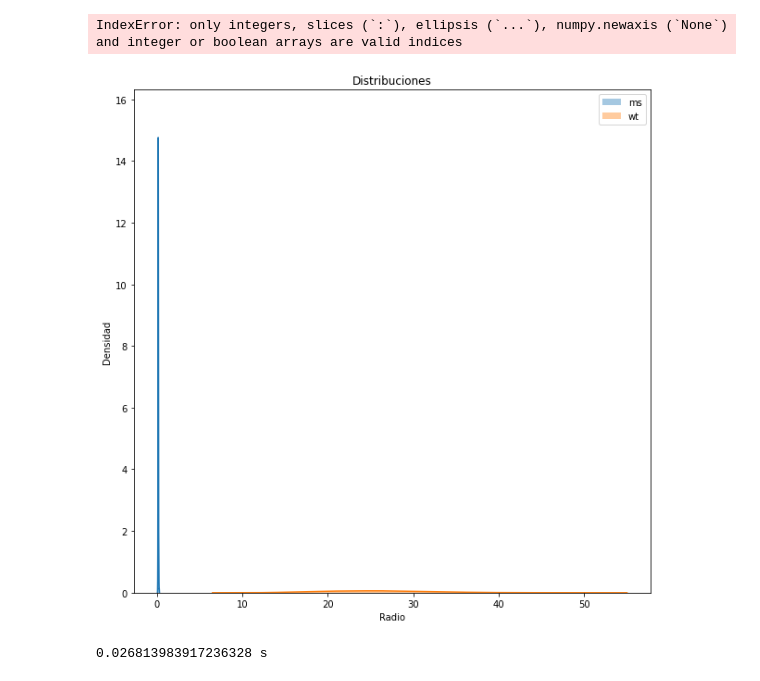
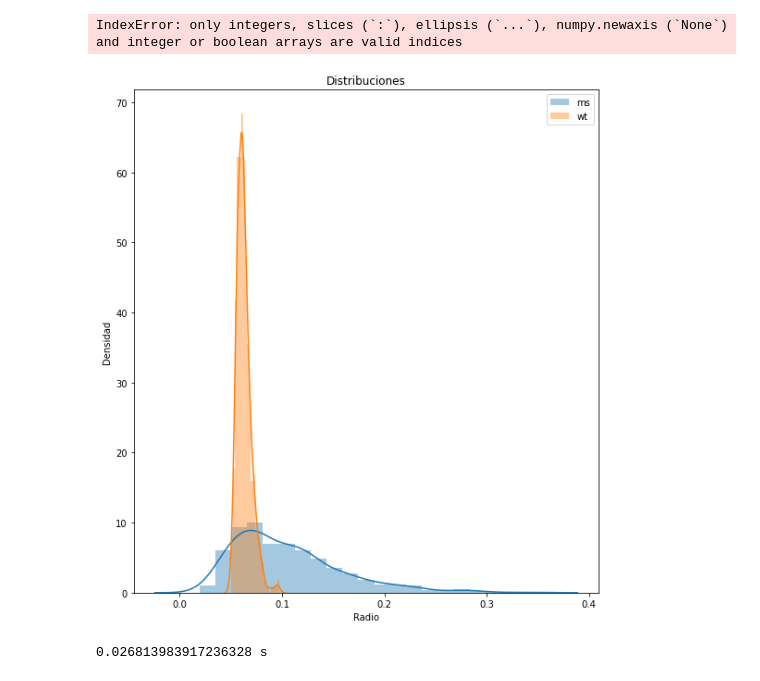
Before and after one commit to qSergio/Tutorial-Multiclases, a Jupyter notebook: Ejemplos/som_examples/a_som_example.ipynb, the cells around one changed output. Cells and saved outputs as stored; diff of their text form; code cells hidden in the pictures.

```diff
--- a/Ejemplos/som_examples/a_som_example.ipynb
+++ b/Ejemplos/som_examples/a_som_example.ipynb
@@ -152,16 +154,16 @@ data["objetivo"] = list(target.T)
 # %% [output]
 IndexError: only integers, slices (`:`), ellipsis (`...`), numpy.newaxis (`None`) and integer or boolean arrays are valid indices
 # %%
-plt.figure(figsize=(10,10))
-sns.distplot(data.loc[:,"mean symmetry"], label="ms")
-sns.distplot(data.loc[:,"worst texture"], label="wt")
+plt.figure(figsize=(9,10))
+sns.distplot(data.loc[:,"mean compactness"], label="ms")
+sns.distplot(data.loc[:,"mean fractal dimension"], label="wt")
 plt.title("Distribuciones")
 plt.legend()
 plt.xlabel("Radio")
 plt.ylabel("Densidad")
 plt.show()
 # %% [output]
-[figure, old version]
+[figure, new version]
 # %%
 x = 10
 y=10
```
Also changed, not shown: parts of 2 cells of this notebook.
